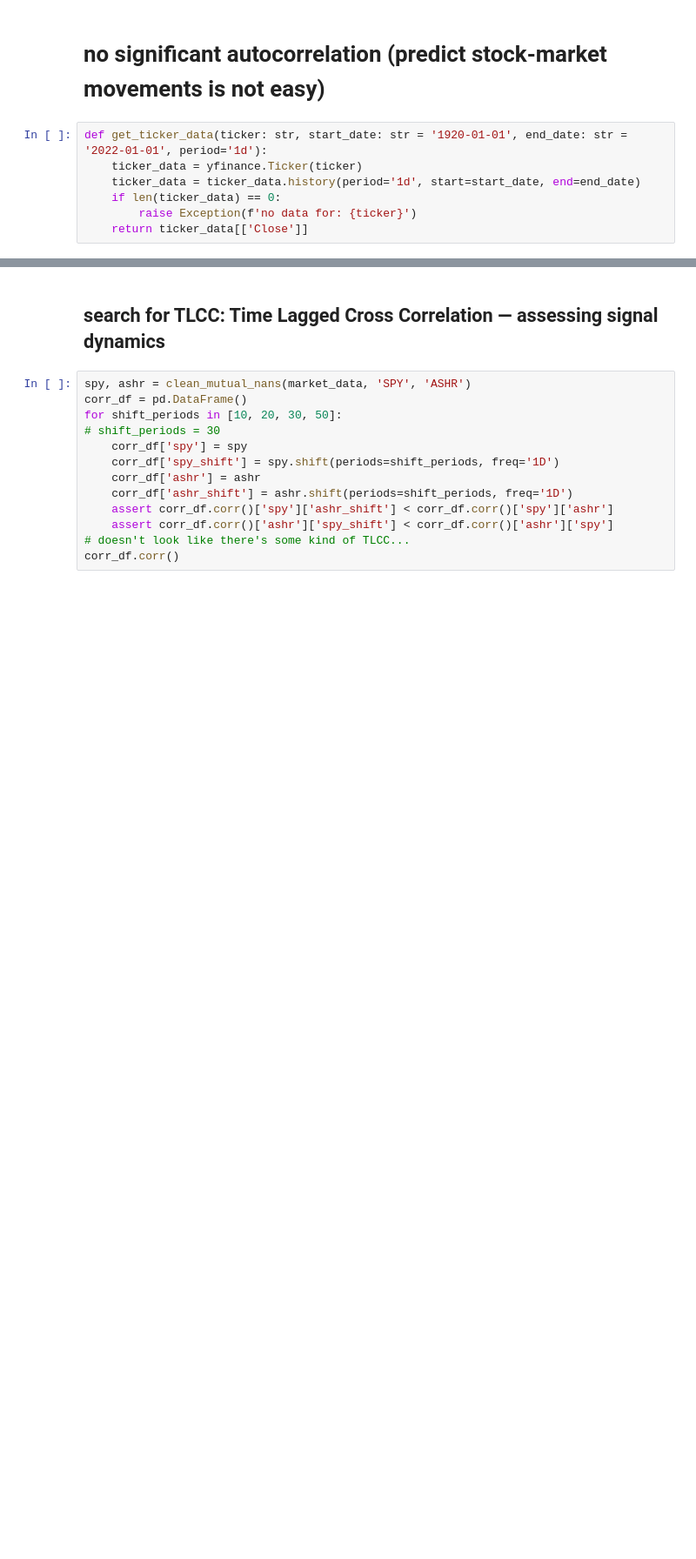
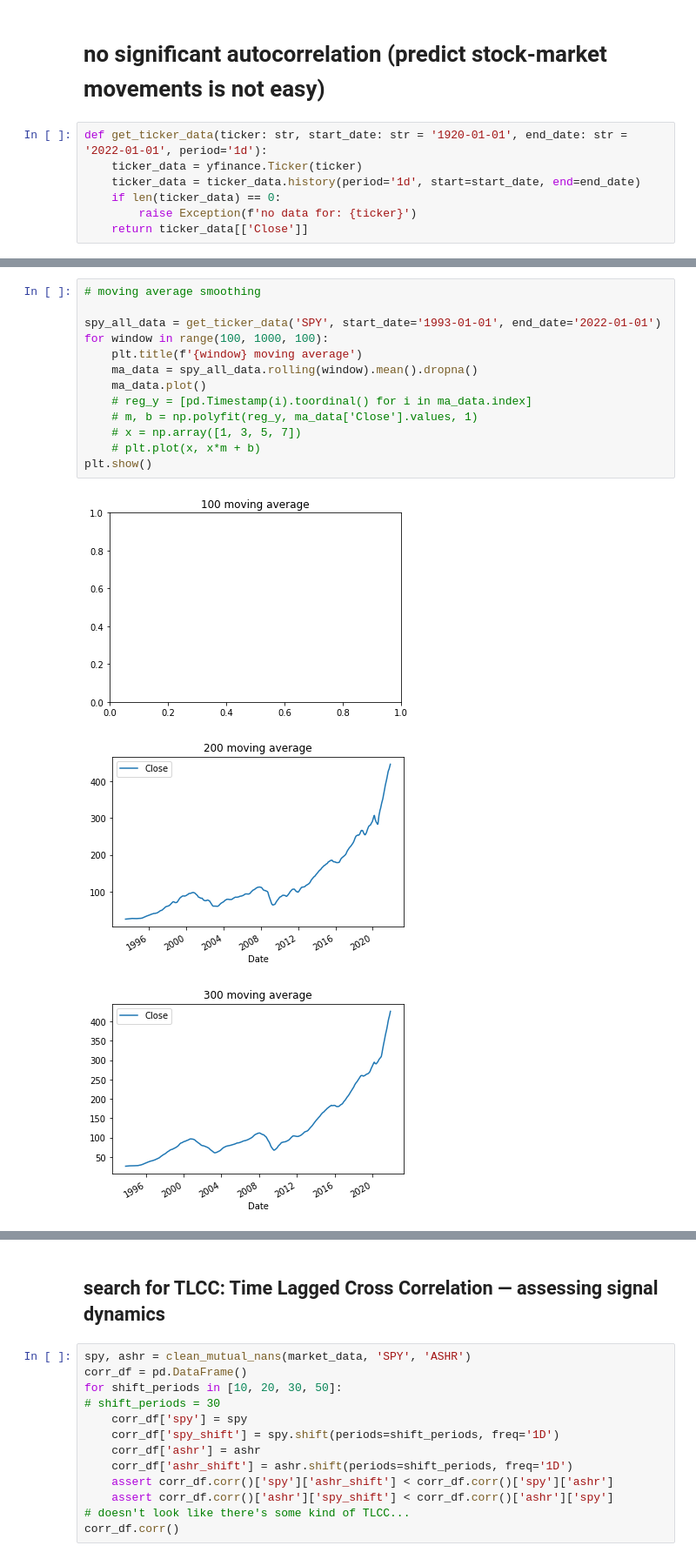
Before and after one commit to GrossBetruger/Kaggle, a Jupyter notebook: time_series_analysis/time_series_analysis.ipynb, the cells around one changed output, grey strips where cells are left out. Shown at 87% size. Saved outputs shown, nothing was run; the diff lists cells and outputs as text; blank space fills up the shorter version.

```diff
--- a/time_series_analysis/time_series_analysis.ipynb
+++ b/time_series_analysis/time_series_analysis.ipynb
@@ -191,0 +314,17 @@ plt.show()
+# %%
+# moving average smoothing
+
+spy_all_data = get_ticker_data('SPY', start_date='1993-01-01', end_date='2022-01-01')
+for window in range(100, 1000, 100):
+    plt.title(f'{window} moving average')
+    ma_data = spy_all_data.rolling(window).mean().dropna()
+    ma_data.plot()
+    # reg_y = [pd.Timestamp(i).toordinal() for i in ma_data.index]
+    # m, b = np.polyfit(reg_y, ma_data['Close'].values, 1)
+    # x = np.array([1, 3, 5, 7])
+    # plt.plot(x, x*m + b)
+plt.show()
+# %% [output]
+[figure, added]
+[figure, added]
+[figure, added]
```
Also changed, not shown: parts of 26 cells of this notebook.
